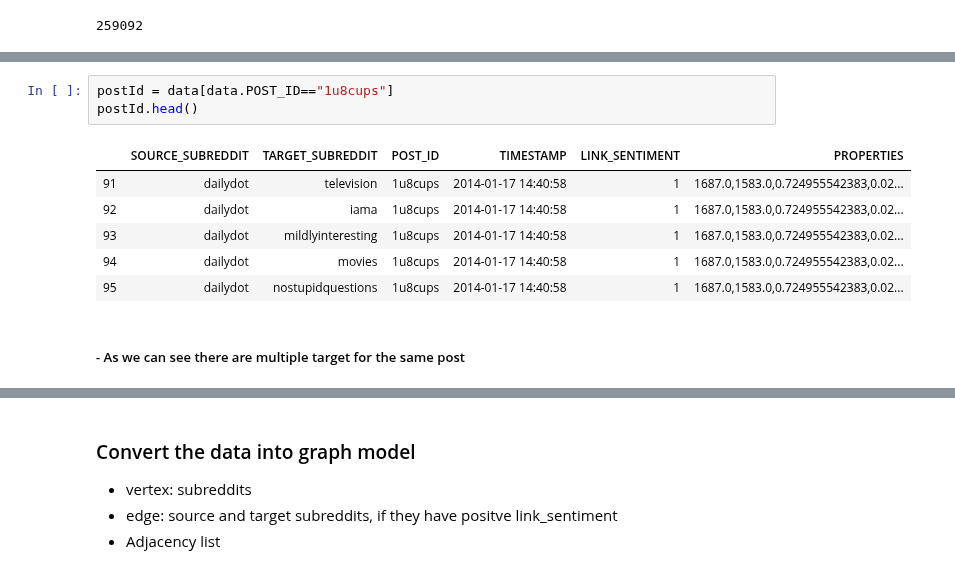
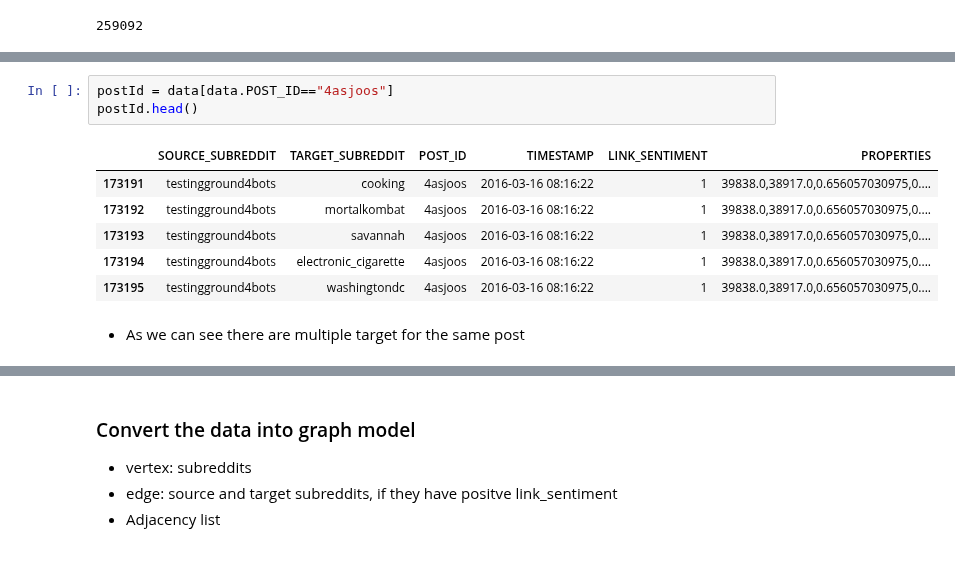
Before and after one commit to maliakber/algorithm-data-model-csc-501, a Jupyter notebook: source/assignment-3/assignment-3-jupnote.ipynb, the cells around one changed output, grey strips where cells are left out. Drawn from its saved outputs; the diff is of its cells as text.

```diff
--- a/source/assignment-3/assignment-3-jupnote.ipynb
+++ b/source/assignment-3/assignment-3-jupnote.ipynb
@@ -93,12 +166,12 @@ post
 # %%
-postId = data[data.POST_ID=="1u8cups"]
+postId = data[data.POST_ID=="4asjoos"]
 postId.head()
 # %% [output]
 |  | SOURCE_SUBREDDIT | TARGET_SUBREDDIT | POST_ID | TIMESTAMP | LINK_SENTIMENT | PROPERTIES |
-| 91 | dailydot | television | 1u8cups | 2014-01-17 14:40:58 | 1 | 1687.0,1583.0,0.724955542383,0.02... |
-| 92 | dailydot | iama | 1u8cups | 2014-01-17 14:40:58 | 1 | 1687.0,1583.0,0.724955542383,0.02... |
-| 93 | dailydot | mildlyinteresting | 1u8cups | 2014-01-17 14:40:58 | 1 | 1687.0,1583.0,0.724955542383,0.02... |
-| 94 | dailydot | movies | 1u8cups | 2014-01-17 14:40:58 | 1 | 1687.0,1583.0,0.724955542383,0.02... |
-| 95 | dailydot | nostupidquestions | 1u8cups | 2014-01-17 14:40:58 | 1 | 1687.0,1583.0,0.724955542383,0.02... |
+| 173191 | testingground4bots | cooking | 4asjoos | 2016-03-16 08:16:22 | 1 | 39838.0,38917.0,0.656057030975,0.... |
+| 173192 | testingground4bots | mortalkombat | 4asjoos | 2016-03-16 08:16:22 | 1 | 39838.0,38917.0,0.656057030975,0.... |
+| 173193 | testingground4bots | savannah | 4asjoos | 2016-03-16 08:16:22 | 1 | 39838.0,38917.0,0.656057030975,0.... |
+| 173194 | testingground4bots | electronic_cigarette | 4asjoos | 2016-03-16 08:16:22 | 1 | 39838.0,38917.0,0.656057030975,0.... |
+| 173195 | testingground4bots | washingtondc | 4asjoos | 2016-03-16 08:16:22 | 1 | 39838.0,38917.0,0.656057030975,0.... |
 # %% [markdown]
-##### - As we can see there are multiple target for the same post
+- As we can see there are multiple target for the same post
```
Also changed, not shown: parts of 53 cells of this notebook.
